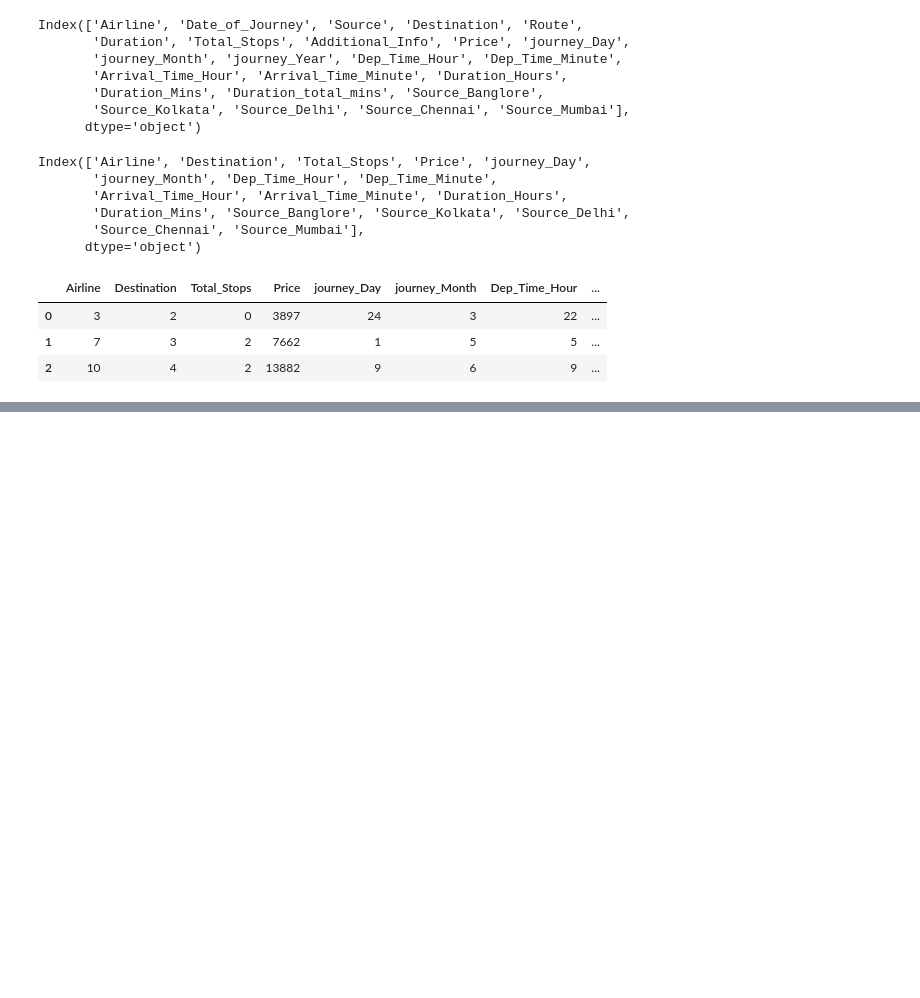
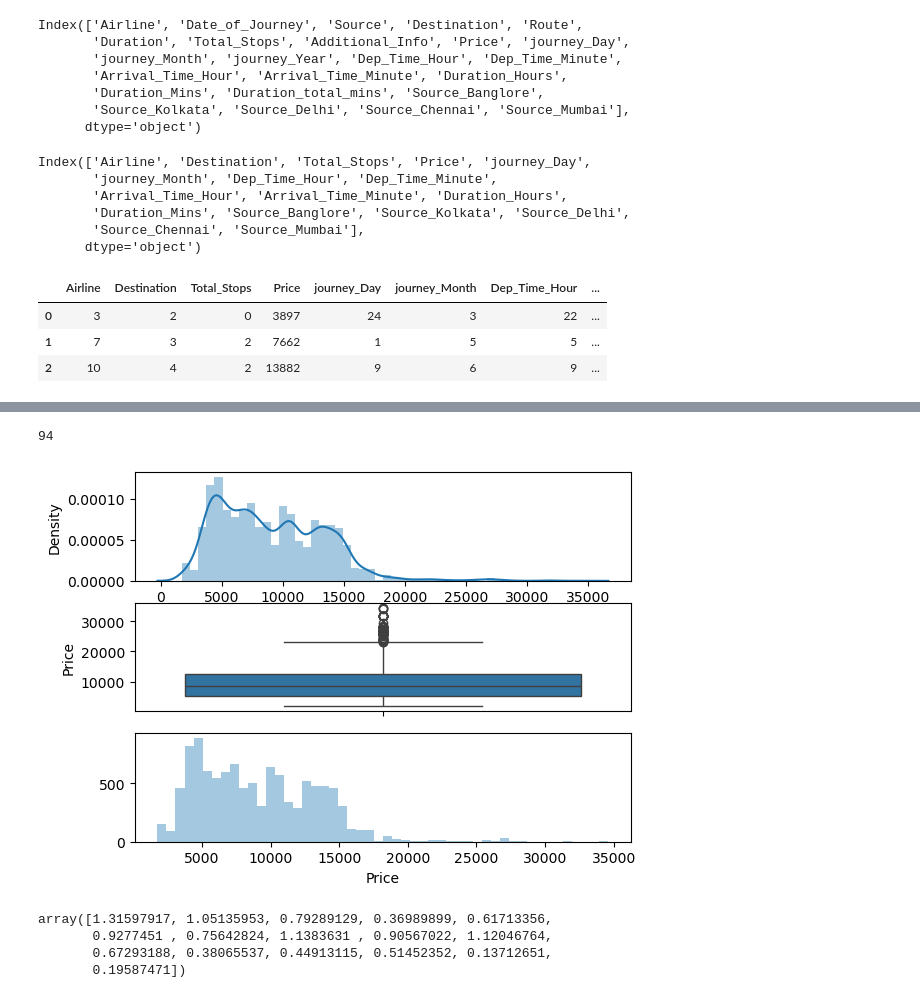
Before and after one commit to itschidera/Flight_Price_Prediction_Model, a Jupyter notebook: Flight_Prediction_model.ipynb, the cells around one changed output, grey strips where cells are left out. Drawn from its saved outputs; the diff is of its cells as text; code cells hidden in the pictures; blank space fills up the shorter version.

```diff
--- a/Flight_Prediction_model.ipynb
+++ b/Flight_Prediction_model.ipynb
@@ -438,0 +472,10 @@ data.head(3)
+# %%
+len(outliers_Prices)
+# %% [output]
+94
+# %%
+data['Price']= np.where(data['Price']>= 35000, data['Price'].median(), data['Price'])
+# %%
+plot(data, 'Price')
+# %% [output]
+[figure, added]
@@ -438,0 +495,7 @@ data.head(3)
+# %%
+imp
+# %% [output]
+array([1.31597917, 1.05135953, 0.79289129, 0.36989899, 0.61713356,
+       0.9277451 , 0.75642824, 1.1383631 , 0.90567022, 1.12046764,
+       0.67293188, 0.38065537, 0.44913115, 0.51452352, 0.13712651,
+       0.19587471])
```
Also changed, not shown: parts of 20 cells of this notebook.
